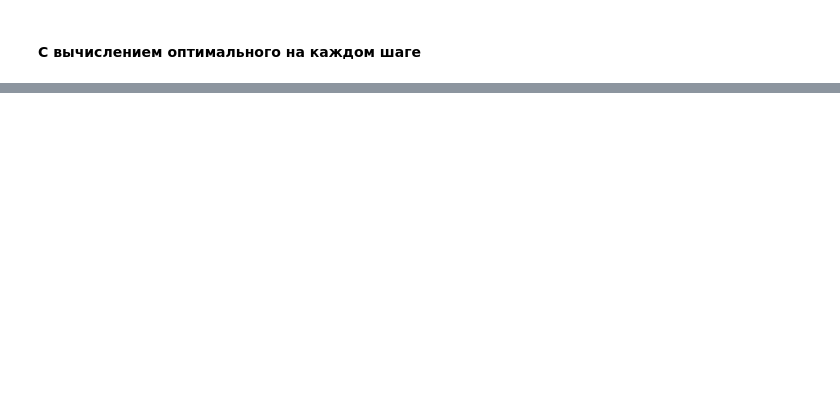
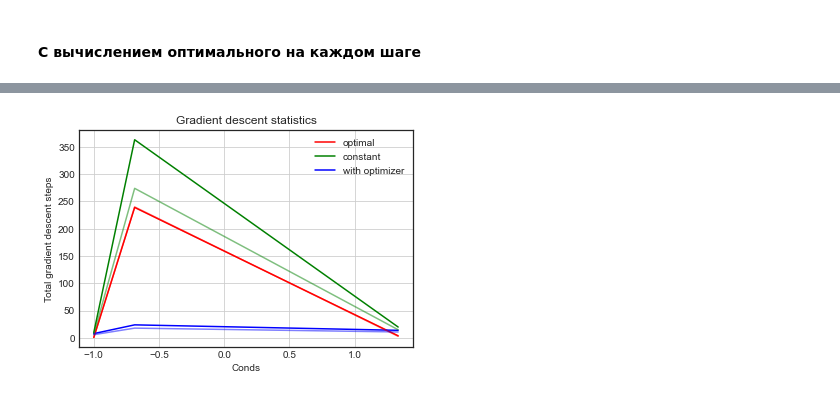
Before and after one commit to TayaPenskaya/ITMO_MO, a Jupyter notebook: lab1.ipynb, the cells around one changed output, grey strips where cells are left out. Cells and saved outputs as stored; diff of their text form; code cells hidden in the pictures; blank space fills up the shorter version.

```diff
--- a/lab1.ipynb
+++ b/lab1.ipynb
@@ -469,0 +502,36 @@ draw_countors_plot_with_gradient_steps(matrices[0], grad_coords)
+# %%
+gradient_methods = {'optimal': quadratic_gradient_descent_optimal,
+                   'constant': quadratic_gradient_descent_constant,
+                   'with optimizer': quadratic_gradient_descent_with_optimizer}
+# %%
+def get_quadratic_gradient_stats(x, alp):
+    all_grad_steps = {}
+    all_conds = {}
+    all_prods = {}
+
+    for name, m in gradient_methods.items():
+        all_grad_steps[name] = []
+        all_conds[name] = []
+        for matrix in tt_matrices:
+            res, steps, grad_coords, cond = m(matrix, x, 0.1)
+            all_grad_steps[name].append(steps)
+            all_conds[name].append(cond)
+
+    i = 0
+    for name in gradient_methods.keys():
+        plt.plot(all_conds[name], all_grad_steps[name], color = colors[i], alpha = 1/alp)
+        i += 1
+    plt.legend(gradient_methods.keys())
+    plt.title('Gradient descent statistics')
+    plt.xlabel('Conds')
+    plt.ylabel('Total gradient descent steps')
+    plt.grid(True)
+
+    return plt
+# %%
+i = 1
+for x in tt_xs_start:
+    get_quadratic_gradient_stats(x, i)
+    i += 1
+# %% [output]
+[figure, added]
```
Also changed, not shown: parts of 19 cells of this notebook.
